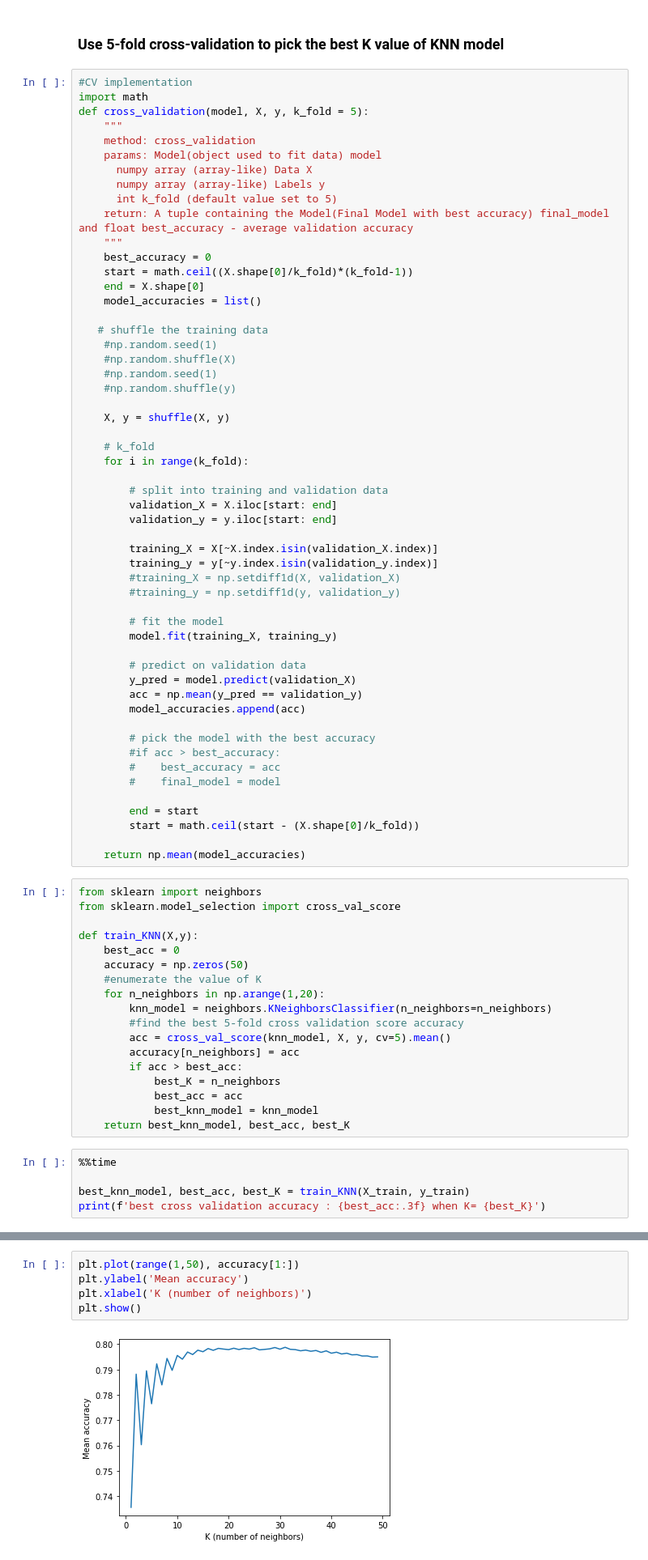
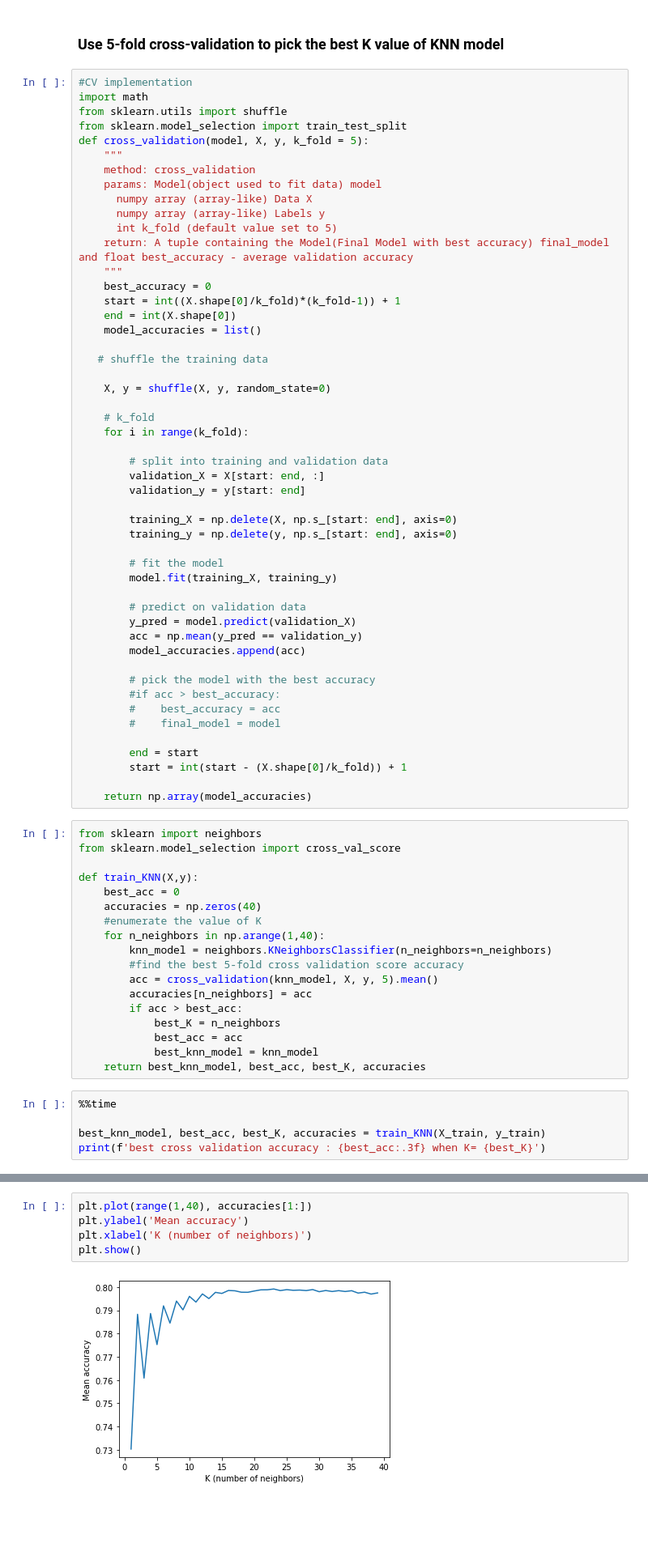
Before and after one commit to elvinzh/AMLP1, a Jupyter notebook: project1.ipynb, the cells around one changed output, grey strips where cells are left out. Shown at 81% size. Drawn from its saved outputs; the diff is of its cells as text; blank space fills up the shorter version.

```diff
--- a/project1.ipynb
+++ b/project1.ipynb
@@ -120,6 +127,8 @@ NameError: name 'feature_names' is not defined
 # %%
 #CV implementation
 import math
+from sklearn.utils import shuffle
+from sklearn.model_selection import train_test_split
 def cross_validation(model, X, y, k_fold = 5):
     """
     method: cross_validation
@@ -130,29 +139,23 @@ def cross_validation(model, X, y, k_fold = 5):
     return: A tuple containing the Model(Final Model with best accuracy) final_model and float best_accuracy - average validation accuracy
     """
     best_accuracy = 0
-    start = math.ceil((X.shape[0]/k_fold)*(k_fold-1))
-    end = X.shape[0]
+    start = int((X.shape[0]/k_fold)*(k_fold-1)) + 1
+    end = int(X.shape[0])
     model_accuracies = list()
 
    # shuffle the training data
-    #np.random.seed(1)
-    #np.random.shuffle(X)
-    #np.random.seed(1)
-    #np.random.shuffle(y)
 
-    X, y = shuffle(X, y)
+    X, y = shuffle(X, y, random_state=0)
 
     # k_fold
     for i in range(k_fold):
 
         # split into training and validation data
-        validation_X = X.iloc[start: end]
-        validation_y = y.iloc[start: end]
+        validation_X = X[start: end, :]
+        validation_y = y[start: end]
 
-        training_X = X[~X.index.isin(validation_X.index)]
-        training_y = y[~y.index.isin(validation_y.index)]
-        #training_X = np.setdiff1d(X, validation_X)
-        #training_y = np.setdiff1d(y, validation_y)
+        training_X = np.delete(X, np.s_[start: end], axis=0)
+        training_y = np.delete(y, np.s_[start: end], axis=0)
 
         # fit the model
         model.fit(training_X, training_y)
@@ -168,30 +171,30 @@ def cross_validation(model, X, y, k_fold = 5):
         #    final_model = model
 
         end = start
-        start = math.ceil(start - (X.shape[0]/k_fold))
+        start = int(start - (X.shape[0]/k_fold)) + 1
 
-    return np.mean(model_accuracies)
+    return np.array(model_accuracies)
 # %%
 from sklearn import neighbors
 from sklearn.model_selection import cross_val_score
 
 def train_KNN(X,y):
     best_acc = 0
-    accuracy = np.zeros(50)
+    accuracies = np.zeros(40)
     #enumerate the value of K
-    for n_neighbors in np.arange(1,20):
+    for n_neighbors in np.arange(1,40):
         knn_model = neighbors.KNeighborsClassifier(n_neighbors=n_neighbors)
         #find the best 5-fold cross validation score accuracy
-        acc = cross_val_score(knn_model, X, y, cv=5).mean()
-        accuracy[n_neighbors] = acc
+        acc = cross_validation(knn_model, X, y, 5).mean()
+        accuracies[n_neighbors] = acc
         if acc > best_acc:
             best_K = n_neighbors
             best_acc = acc
             best_knn_model = knn_model
-    return best_knn_model, best_acc, best_K
+    return best_knn_model, best_acc, best_K, accuracies
 # %%
 %%time
 
-best_knn_model, best_acc, best_K = train_KNN(X_train, y_train)
+best_knn_model, best_acc, best_K, accuracies = train_KNN(X_train, y_train)
 print(f'best cross validation accuracy : {best_acc:.3f} when K= {best_K}')
 # %% [output]
@@ -200,10 +204,10 @@ Wall time: 4min 41s
 # %%
-plt.plot(range(1,50), accuracy[1:])
+plt.plot(range(1,40), accuracies[1:])
 plt.ylabel('Mean accuracy')
 plt.xlabel('K (number of neighbors)')
 plt.show()
 # %% [output]
-[figure, old version]
+[figure, new version]
 # %% [markdown]
 ### Prediction
 # %%
```
Also changed, not shown: parts of 24 cells of this notebook.
